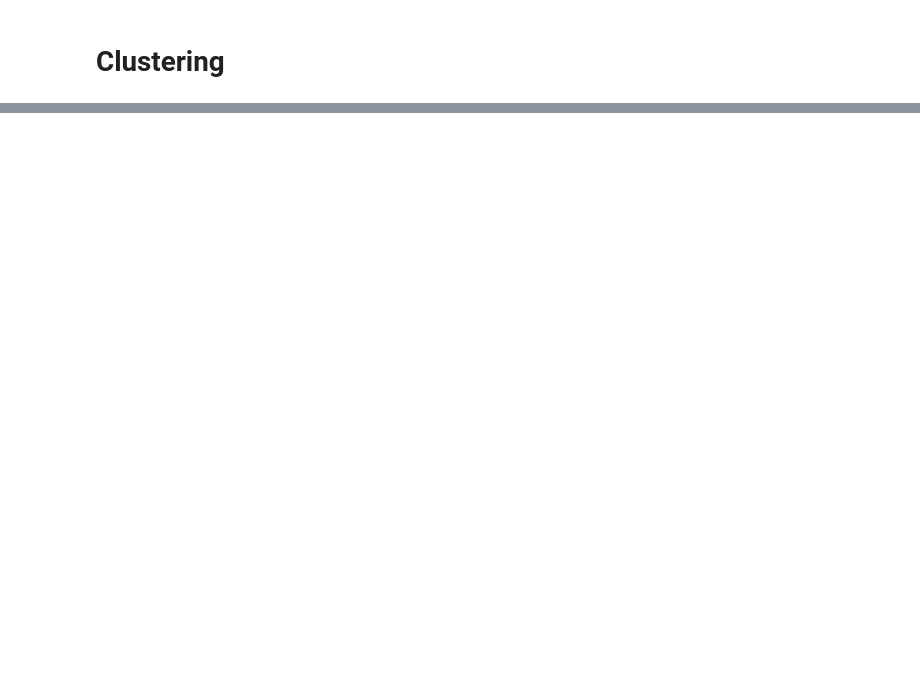
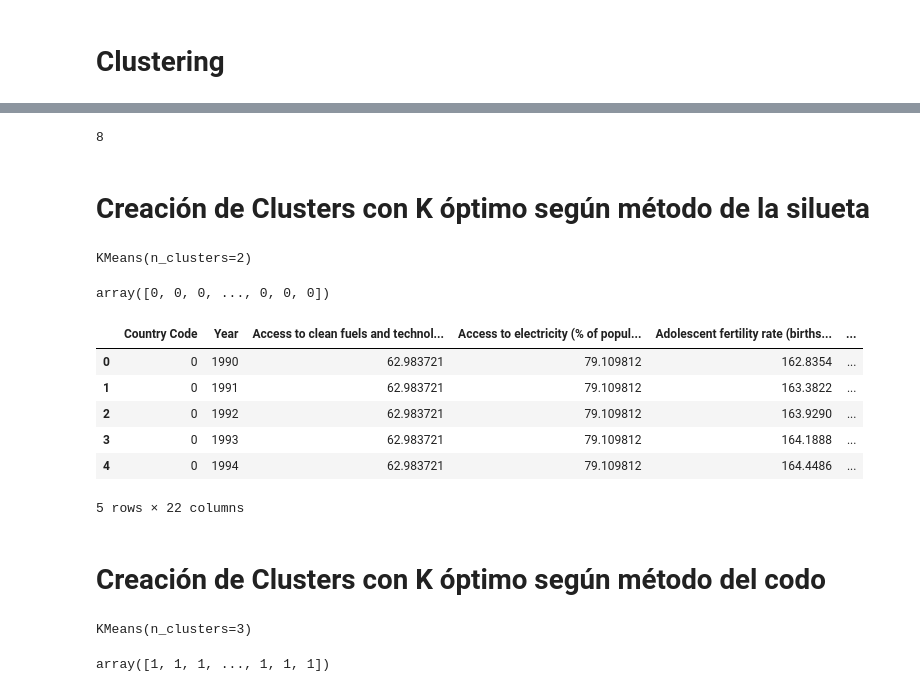
Before and after one commit to Aq202/uvg_mineria_proyecto1, a Jupyter notebook: entrega final/clusters.ipynb, the cells around one changed output, grey strips where cells are left out. Drawn from its saved outputs; the diff is of its cells as text; code cells hidden in the pictures; blank space fills up the shorter version.

```diff
--- a/entrega final/clusters.ipynb
+++ b/entrega final/clusters.ipynb
@@ -238,0 +211,29 @@ for c_name,c_value in clusters.items():
+# %%
+def silhouetteMethod(scaled_Data, cluster_name):
+    kmeans_kwargs = {
+        "init": "random",
+        "n_init": 10,
+        "max_iter": 300,
+        "random_state": 42,
+    }
+
+    silhouette_scores = []
+    for k in range(2, 41):  # Empezamos en 2 porque la silueta no está definida para k=1
+        kmeans = KMeans(n_clusters = k, **kmeans_kwargs)
+        kmeans.fit(scaled_Data)
+        score = silhouette_score(scaled_Data, kmeans.labels_)
+        silhouette_scores.append(score)
+
+    datos_silhouette = pd.DataFrame(range(2, 41), columns = ["K"])
+    datos_silhouette["Silhouette Score"] = silhouette_scores
+
+    fig = px.line(datos_silhouette, x = "K" , y = "Silhouette Score", title='Silhouette Score vs K')
+    fig.update_layout(title=cluster_name)
+    fig.show()
+
+    best_k = datos_silhouette.loc[datos_silhouette["Silhouette Score"].idxmax()]["K"]
+    return int(best_k)
+# %%
+optimalKSilhouette = silhouetteMethod(X_scaled, "Método de la silueta")
+
+optimalKSilhouette
@@ -238,0 +259,44 @@ for c_name,c_value in clusters.items():
+# %%
+optimalK = elbowMethod(X_scaled, "Método del codo")
+
+optimalK
+# %% [output]
+8
+# %% [markdown]
+# Creación de Clusters con K óptimo según método de la silueta
+# %%
+kmeans = KMeans(n_clusters = int(optimalKSilhouette))
+kmeans.fit(X)
+# %% [output]
+KMeans(n_clusters=2)
+# %%
+clusters_identificados_silhouette = kmeans.fit_predict(X)
+clusters_identificados_silhouette
+# %% [output]
+array([0, 0, 0, ..., 0, 0, 0])
+# %%
+df_cluster_silhouette = df_coded.copy()
+df_cluster_silhouette['Cluster'] = clusters_identificados_silhouette
+
+df_cluster_silhouette.head()
+# %% [output]
+|  | Country Code | Year | Access to clean fuels and technol... | Access to electricity (% of popul... | Adolescent fertility rate (births... | ... |
+| 0 | 0 | 1990 | 62.983721 | 79.109812 | 162.8354 | ... |
+| 1 | 0 | 1991 | 62.983721 | 79.109812 | 163.3822 | ... |
+| 2 | 0 | 1992 | 62.983721 | 79.109812 | 163.9290 | ... |
+| 3 | 0 | 1993 | 62.983721 | 79.109812 | 164.1888 | ... |
+| 4 | 0 | 1994 | 62.983721 | 79.109812 | 164.4486 | ... |
+5 rows × 22 columns
+# %% [markdown]
+# Creación de Clusters con K óptimo según método del codo
+# %%
+kmeans = KMeans(n_clusters = int(optimalK))
+# kmeans = KMeans(n_clusters = 3)
+kmeans.fit(X)
+# %% [output]
+KMeans(n_clusters=3)
+# %%
+clusters_identificados = kmeans.fit_predict(X)
+clusters_identificados
+# %% [output]
+array([1, 1, 1, ..., 1, 1, 1])
```
Also changed, not shown: parts of 21 cells of this notebook.
